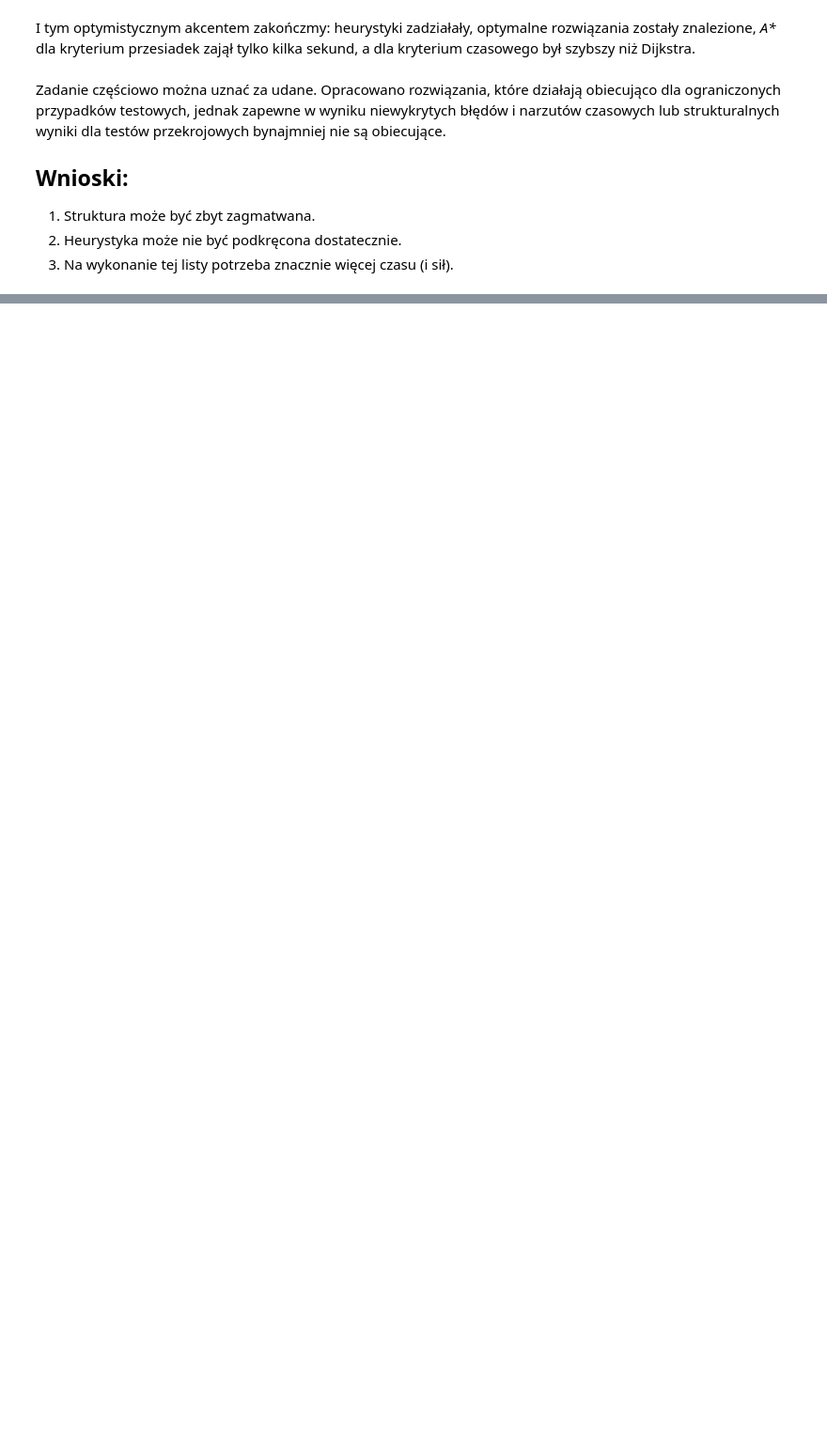
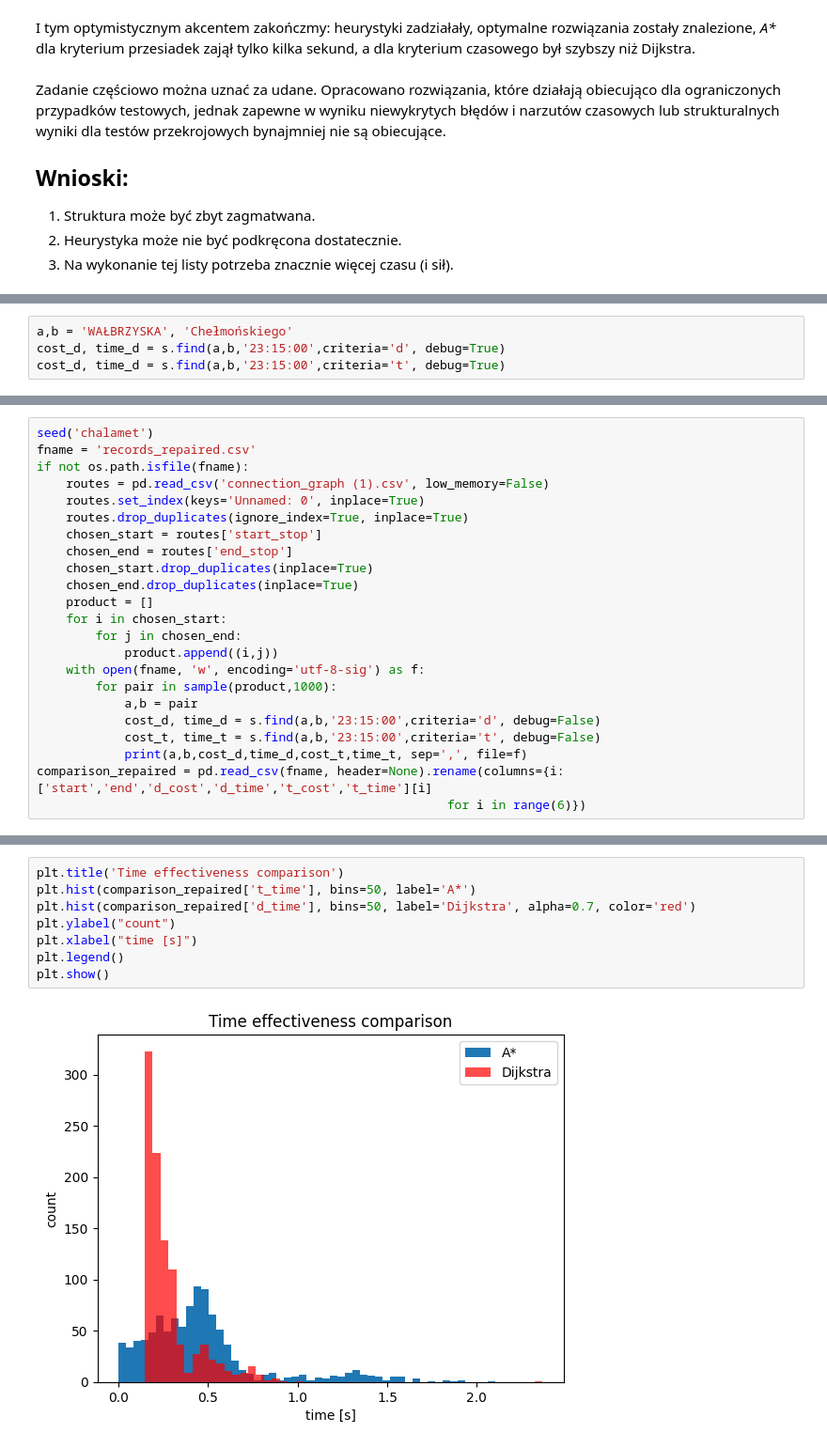
Before and after one commit to dekompot/SI, a Jupyter notebook: summary.ipynb, the cells around one changed output, grey strips where cells are left out. Shown at 94% size. Saved outputs shown, nothing was run; the diff lists cells and outputs as text; blank space fills up the shorter version.

```diff
--- a/summary.ipynb
+++ b/summary.ipynb
@@ -337,0 +343,4 @@ Zadanie częściowo można uznać za udane. Opracowano rozwiązania, które dzia
+# %%
+a,b = 'WAŁBRZYSKA', 'Chełmońskiego'
+cost_d, time_d = s.find(a,b,'23:15:00',criteria='d', debug=True)
+cost_d, time_d = s.find(a,b,'23:15:00',criteria='t', debug=True)
@@ -337,0 +398,23 @@ Zadanie częściowo można uznać za udane. Opracowano rozwiązania, które dzia
+# %%
+seed('chalamet')
+fname = 'records_repaired.csv'
+if not os.path.isfile(fname):
+    routes = pd.read_csv('connection_graph (1).csv', low_memory=False)
+    routes.set_index(keys='Unnamed: 0', inplace=True)
+    routes.drop_duplicates(ignore_index=True, inplace=True)
+    chosen_start = routes['start_stop']
+    chosen_end = routes['end_stop']
+    chosen_start.drop_duplicates(inplace=True)
+    chosen_end.drop_duplicates(inplace=True)
+    product = []
+    for i in chosen_start:
+        for j in chosen_end:
+            product.append((i,j))
+    with open(fname, 'w', encoding='utf-8-sig') as f:
+        for pair in sample(product,1000):
+            a,b = pair
+            cost_d, time_d = s.find(a,b,'23:15:00',criteria='d', debug=False)
+            cost_t, time_t = s.find(a,b,'23:15:00',criteria='t', debug=False)
+            print(a,b,cost_d,time_d,cost_t,time_t, sep=',', file=f)
+comparison_repaired = pd.read_csv(fname, header=None).rename(columns={i: ['start','end','d_cost','d_time','t_cost','t_time'][i]
+                                                        for i in range(6)})
@@ -337,0 +440,10 @@ Zadanie częściowo można uznać za udane. Opracowano rozwiązania, które dzia
+# %%
+plt.title('Time effectiveness comparison')
+plt.hist(comparison_repaired['t_time'], bins=50, label='A*')
+plt.hist(comparison_repaired['d_time'], bins=50, label='Dijkstra', alpha=0.7, color='red')
+plt.ylabel("count")
+plt.xlabel("time [s]")
+plt.legend()
+plt.show()
+# %% [output]
+[figure, added]
```
Also changed, not shown: parts of 17 cells of this notebook, 3 other files.
